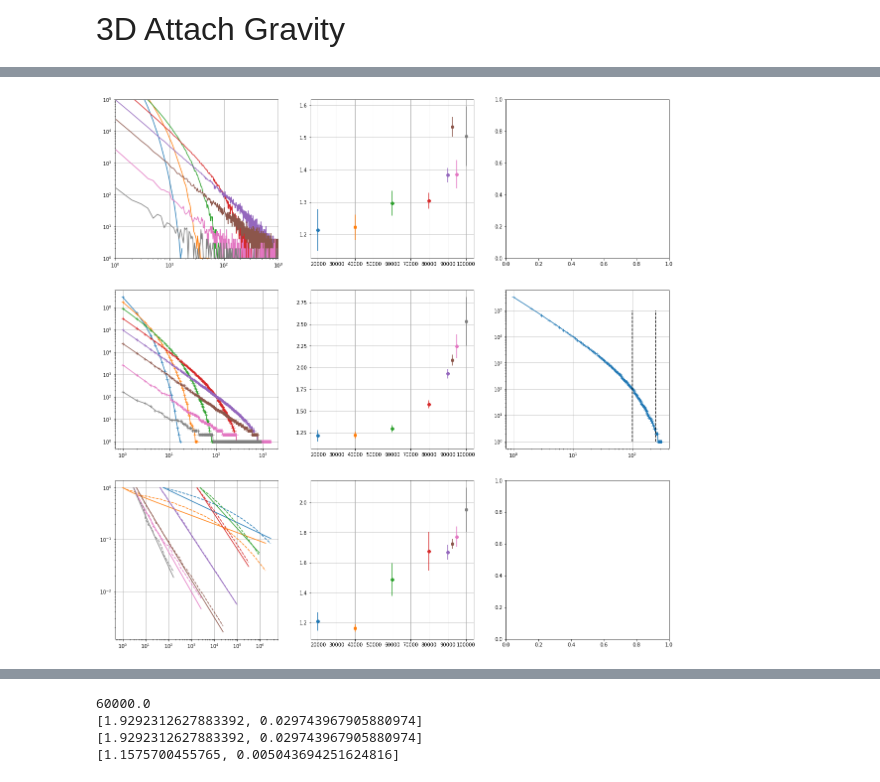
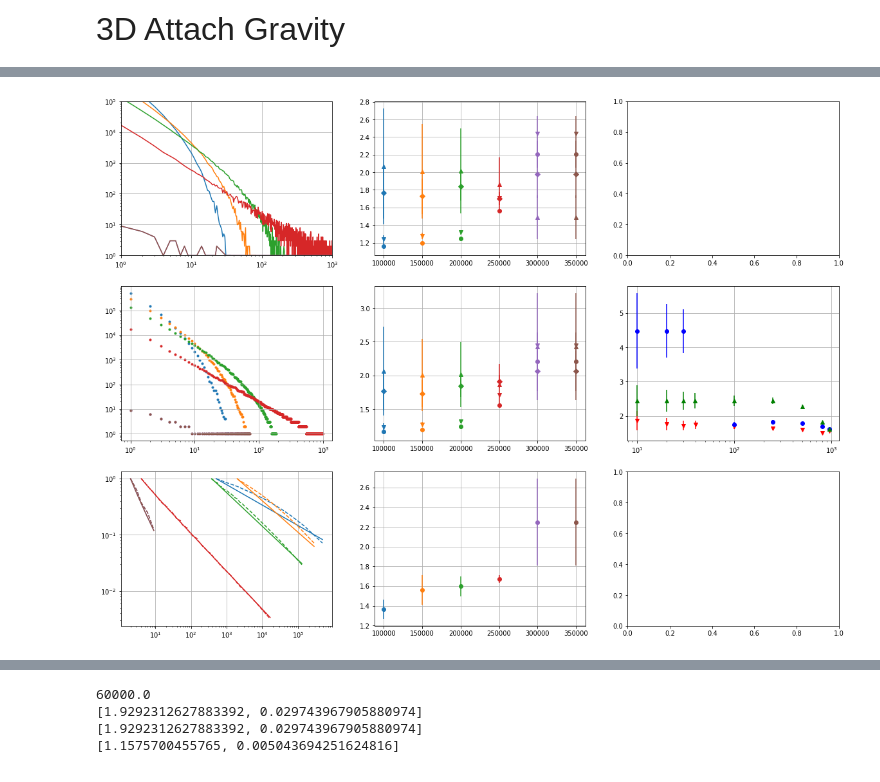
Before and after one commit to Sennevw/Masters-thesis, a Jupyter notebook: dataverwerking.ipynb, the cells around one changed output, grey strips where cells are left out. Cells and saved outputs as stored; diff of their text form; code cells hidden in the pictures.

```diff
--- a/dataverwerking.ipynb
+++ b/dataverwerking.ipynb
@@ -257,19 +375,17 @@ plt.loglog(size, amount, label="float")
 # %%
-fig, ax = plt.subplots(3, 3, figsize=(20, 20))
-name = [20000, 40000, 60000, 80000, 90000, 92500, 95000, 100000]
-lower_lim = [ 6,  8,  30, 100, 300, 300,  20, 10]
-upper_lim = [19, 40, 100, 250, 600, 600, 100, 40]
+fig, ax = plt.subplots(3, 3, figsize=(20, 15))
+name = [100000, 150000, 200000, 250000, 300000]
+
 
 def plot_rank_frequency(amount, xmin, xmax):
     ccdf = np.sort(amount)[::-1]
     ranks = np.arange(1, len(ccdf)+1)
-    ax[1, 0].plot(ranks, ccdf, marker='+')
-    a, s = calc_alpha(ccdf, xmin, xmax)
-    return [a, s]
+    return ccdf
 
-def calc_alpha(amount, xmin, xmax):
+def calc_alpha(amount, size, xmin, xmax):
     alpha = 1 + len(amount[xmin:xmax]) / (np.sum(np.log(amount[xmin:xmax]/ (np.min(amount[xmin:xmax]) - 0.5))))
-    invSigma = np.sqrt(len(amount[xmin:xmax]) * ( (zeta(alpha, xmin, 2)/zeta(alpha, xmin)) - (zeta(alpha, xmin, 1)/zeta(alpha,xmin))**2 ))
+    xmin2 = size[xmin]
+    invSigma = np.sqrt(len(amount[xmin:xmax]) * ( (zeta(alpha, xmin2, 2)/zeta(alpha, xmin2)) - (zeta(alpha, xmin2, 1)/zeta(alpha,xmin2))**2 ))
     sigma = 1/invSigma
     return [alpha, sigma]
 
@@ -287,35 +403,70 @@ ax[1,0].set_yscale('log')
 
 cmap = plt.get_cmap('tab10')
 for i in range((len(name))):
-    size, amount = np.loadtxt("Pref_attach/False/3D_r20/r20_3D_tree_{}_0.100000_0.txt".format(name[i]), skiprows=1, unpack=True)
-    size = size[1:]
-    amount = amount[1:]
+    size, amount = np.loadtxt("Pref_attach/False/3D_r20/r20_3D_100_{}_0.300000_0.txt".format(name[i]), skiprows=2, unpack=True)
     ax[0, 0].loglog(size, amount, label="Time {}".format(name[i]), c=cmap(i))
 
     result = powerlaw.Fit(amount, discrete=True)
-    result.plot_ccdf(ax=ax[2, 0], linestyle='--', label="Time {}".format(name[i]), c=cmap(i))
+    result.plot_ccdf(ax=ax[2, 0], linestyle='--', label="upper_lim = [int(0.1 * len(amount))] * len(name)Time {}".format(name[i]), c=cmap(i))
     result.power_law.plot_ccdf(ax=ax[2, 0],  label="Time {}".format(name[i]), c=cmap(i))
-    ax[2,1].errorbar(name[i], result.power_law.alpha, yerr=result.power_law.sigma, fmt='o', c=cmap(i))
+    ax[2,1].errorbar(name[i], result.power_law.alpha, yerr=result.power_law.sigma, fmt='o', color=cmap(i))
 
-    out = calc_alpha(amount, lower_lim[i], upper_lim[i])
-    out2 = plot_rank_frequency(amount, lower_lim[i], upper_lim[i])
+    ccdf = np.sort(amount)[::-1]
+    ranks = np.arange(1, len(ccdf)+1)
+    ax[1, 0].scatter(ranks, ccdf, label="Time {}".format(name[i]), c=cmap(i), marker='.')
 
-    ax[0,1].errorbar(name[i], out[0], yerr=out[1], fmt='o', c=cmap(i))
-    ax[1,1].errorbar(name[i], out2[0], yerr=out2[1], fmt='o', c=cmap(i))
+    lower_lim = 0
+    upper_lim = int(10**( (np.log10(len(amount))/3)))
+    lower_lim2 = int(10**( 2*(np.log10(len(amount))/3)))
+    upper_lim2 = -1
+
+    out = calc_alpha(amount, size, lower_lim, upper_lim)
+    out2 = calc_alpha(amount, size, upper_lim, lower_lim2)
+    out3 = calc_alpha(amount, size, lower_lim2, upper_lim2)
+    out4 = calc_alpha(amount, size, 0, -1)
+    ax[0,1].errorbar(name[i], out[0], yerr=out[1], fmt='^', c=cmap(i))
+    ax[0,1].errorbar(name[i], out2[0], yerr=out2[1], fmt='D', c=cmap(i))
+    ax[0,1].errorbar(name[i], out3[0], yerr=out3[1], fmt='v', c=cmap(i))
+    ax[0,1].errorbar(name[i], out4[0], yerr=out4[1], fmt='o', c=cmap(i))
+
+    out1 = calc_alpha(ccdf, size, lower_lim, upper_lim)
+    out12 = calc_alpha(ccdf, size, upper_lim, lower_lim2)
+    out13 = calc_alpha(ccdf, size, lower_lim2, upper_lim2)
+    out14 = calc_alpha(ccdf, size, 0, -1)
 
 
-size, amount = np.loadtxt("Pref_attach/False/3D_r20/r20_3D_tree_80000_0.100000_0.txt".format(name[i]), skiprows=1, unpack=True)
-size = size[1:]
-amount = amount[1:]
-ccdf = np.sort(amount)[::-1]
-ranks = np.arange(1, len(ccdf)+1)
-ax[1, 2].plot(ranks, ccdf, marker='+')
+    ax[1,1].errorbar(name[i], out1[0], yerr=out1[1], fmt='^', c=cmap(i))
+    ax[1,1].errorbar(name[i], out12[0], yerr=out12[1], fmt='D', c=cmap(i))
+    ax[1,1].errorbar(name[i], out13[0], yerr=out13[1], fmt='v', c=cmap(i))
+    ax[1,1].errorbar(name[i], out14[0], yerr=out14[1], fmt='o', c=cmap(i))
+
+size, amount = np.loadtxt("Pref_attach/False/3D_r20/r20_3D_100_250000_0.300000_0.txt".format(name[i]), skiprows=2, unpack=True)
+amount = np.sort(amount)[::-1]
+xmin_begin = [0, 0, 0, 0, 0, 0, 0, 0, 0, 0]
+xmax_begin = [10, 20, 30, 40, 100, 250, 500, 800, 950]
+
+
+xmax_middle = np.array([505, 515, 510, 550, 625, 750, 900, 975])
+xmin_middle = np.array([495, 485, 490, 450, 375, 250, 100, 25])
+
+xmax_end = [-1, -1, -1, -1, -1, -1, -1, -1, -1]
+xmin_end = [-11, -21, -31, -40, -101, -251, -501, -801, -951]
+
+for i, j in zip(xmin_begin, xmax_begin):
+    out = calc_alpha(amount, size, i, j)
+    ax[1, 2].errorbar(len(amount[i:j]), out[0], yerr=out[1], fmt='v', c='r')
+
+for i, j in zip(xmin_middle, xmax_middle):
+    out = calc_alpha(amount, size, i, j)
+    ax[1, 2].errorbar(len(amount[i:j]), out[0], yerr=out[1], fmt='o', c='b')
+
+
+for i, j in zip(xmin_end, xmax_end):
+    out = calc_alpha(amount, size, i, j)
+    ax[1, 2].errorbar(len(amount[i:j]), out[0], yerr=out[1], fmt='^', c='g')
+
 ax[1, 2].set_xscale('log')
-ax[1, 2].set_yscale('log')
-
-ax[1,2].grid()
-ax[1,2].vlines(100, 1, 100000, linestyles='dashed', colors='k')
-ax[1,2].vlines(250, 1, 100000, linestyles='dashed', colors='k')
+ax[1, 2].grid()
 # %% [output]
 Calculating best minimal value for power law fit
 Calculating best minimal value for power law fit
@@ -329 +477 @@ Calculating best minimal value for power law fit
-[figure, old version]
+[figure, new version]
```
Also changed, not shown: parts of 10 cells of this notebook, 9 other files.
